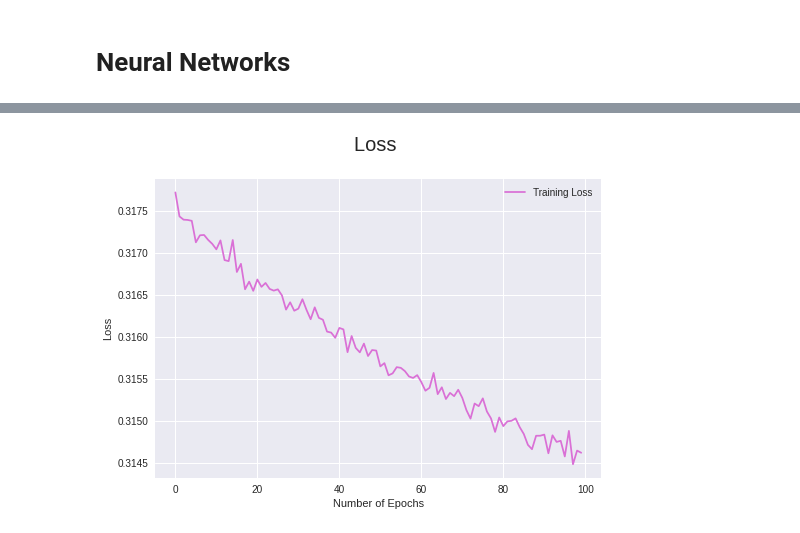
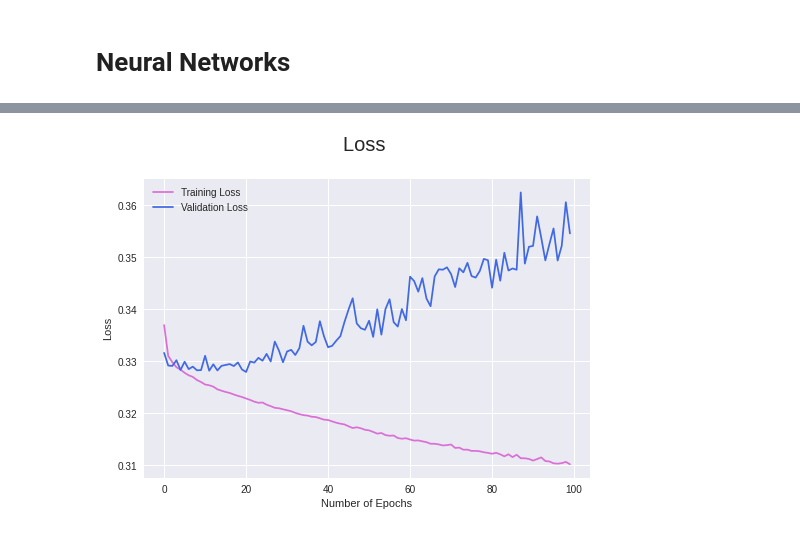
Before and after one commit to Karla-Flores/Arrests-Predictor, a Jupyter notebook: Model/Chicago_Crime_nn.ipynb, the cells around one changed output, grey strips where cells are left out. Drawn from its saved outputs; the diff is of its cells as text; code cells hidden in the pictures.

```diff
--- a/Model/Chicago_Crime_nn.ipynb
+++ b/Model/Chicago_Crime_nn.ipynb
@@ -80,13 +80,13 @@ X_test_scaled = scaler.transform(X_test)
 nn = tf.keras.models.Sequential()
 
 # # First hidden layer
-nn.add(tf.keras.layers.Dense(units=70, activation="relu", input_dim=51))
+nn.add(tf.keras.layers.Dense(units=110, activation="relu", input_dim=51))
 
 # # Second hidden layer
-nn.add(tf.keras.layers.Dense(units=30, activation="relu"))
+nn.add(tf.keras.layers.Dense(units=55, activation="relu"))
 
 # # Third hidden layer
-# nn.add(tf.keras.layers.Dense(units=30, activation="relu"))
+nn.add(tf.keras.layers.Dense(units=110, activation="relu"))
 
 # # Output layer
 nn.add(tf.keras.layers.Dense(units=1, activation="sigmoid"))
@@ -114,5 +116,5 @@ nn.compile(loss="binary_crossentropy", optimizer="adam", metrics=["accuracy", tf
 # %%
 # Train the model
-fit_model = nn.fit(X_train_scaled, y_train, epochs=100)
+fit_model = nn.fit(X_train_scaled,y_train,validation_split=0.15, epochs=100)
 # %% [output]
 Epoch 1/100
@@ -156,3 +158,13 @@ Loss: 0.33797240257263184, Accuracy: 0.8691317439079285
 # %%
 # with open('../Model/rfc.sav','rb') as f:
 #     model = pickle.load(f)
+# %%
+# Model Accuracy Graph
+plt.style.use('seaborn')
+plt.title('Accuracy \n',fontsize=20)
+plt.plot(fit_model.history['accuracy'], 'tomato', label='Training Accuracy')
+plt.plot(fit_model.history['val_accuracy'], 'turquoise',label='Validation Accuracy')
+plt.xlabel('Number of Epochs')
+plt.ylabel('Loss')
+plt.legend()
+plt.show()
@@ -159,12 +173,12 @@ Loss: 0.33797240257263184, Accuracy: 0.8691317439079285
 # %%
 # Model Loss Graph
 plt.style.use('seaborn')
 plt.title('Loss \n',fontsize=20)
 plt.plot(fit_model.history['loss'], 'orchid', label='Training Loss')
-# plt.plot(fit_model.history['val_loss'],'royalblue', label='Validation Loss')
+plt.plot(fit_model.history['val_loss'],'royalblue', label='Validation Loss')
 plt.xlabel('Number of Epochs')
 plt.ylabel('Loss')
 plt.legend()
 plt.show()
 # %% [output]
-[figure, old version]
+[figure, new version]
```
Also changed, not shown: parts of 6 cells of this notebook.
